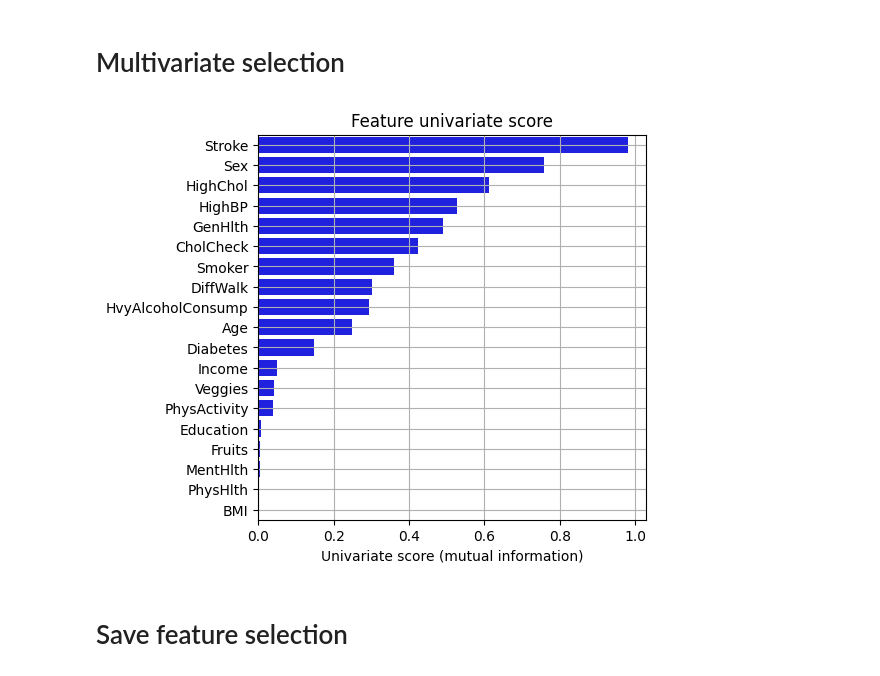
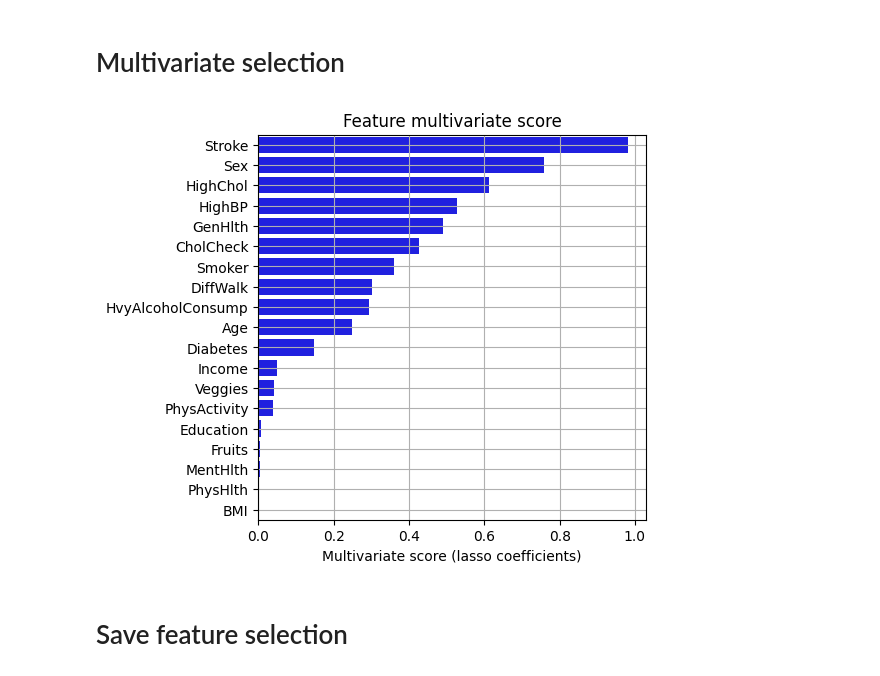
Before and after one commit to gabyarte/heart-attack-cost-reduction, a Jupyter notebook: notebooks/02_feature_selection.ipynb, the cells around one changed output. Cells and saved outputs as stored; diff of their text form; code cells hidden in the pictures.

```diff
--- a/notebooks/02_feature_selection.ipynb
+++ b/notebooks/02_feature_selection.ipynb
@@ -63,9 +45,9 @@ lasso_selector = SelectFromModelTransformer(
 X_lasso = lasso_selector.transform(X)
 # %%
 scores = np.abs(lasso_selector.estimator_.coef_.flatten())
-plot_features_scores(X, scores, metric_label='mutual information', figsize=(5, 5))
+plot_features_scores(X, scores, method='multivariate', metric_label='lasso coefficients', figsize=(5, 5))
 # %% [output]
-[figure, old version]
+[figure, new version]
 # %%
 data_multivariate = pd.concat([X_lasso, data[TARGET]], axis=1)
 # %% [markdown]
```
Also changed, not shown: parts of 1 cell of this notebook, 2 other files.
